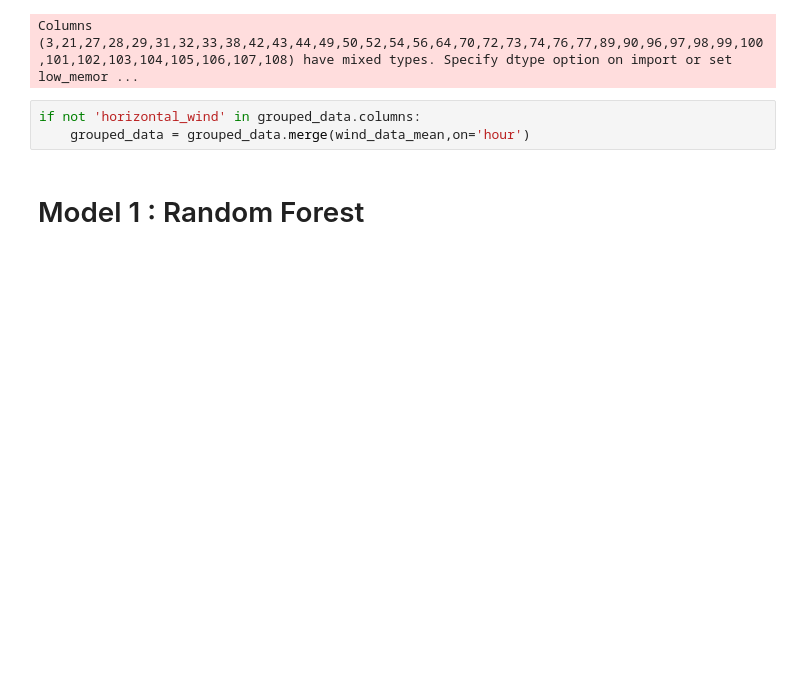
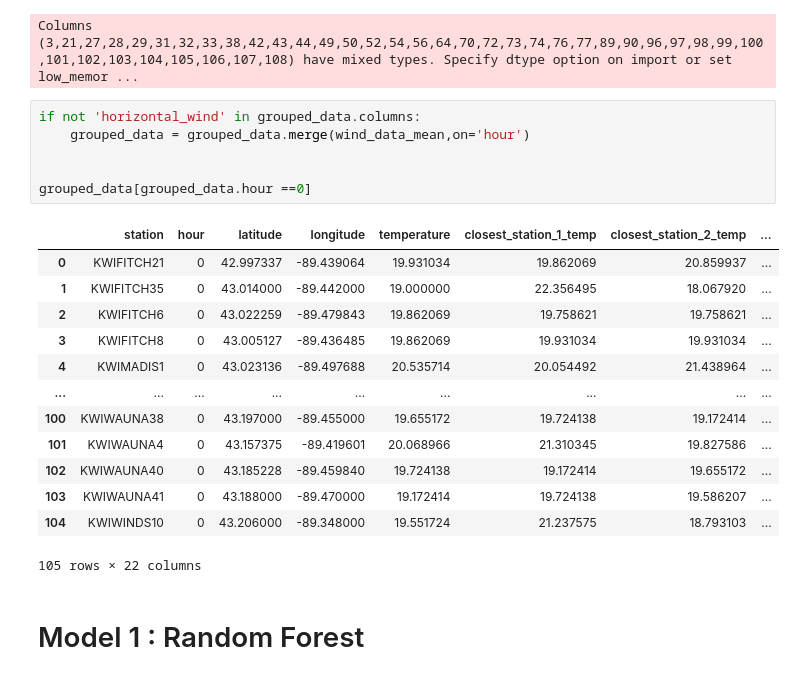
Before and after one commit to khatrigaurav/temperature_modelling, a Jupyter notebook: Analytics/00 Modeller.ipynb, the cells around one changed output. Saved outputs shown, nothing was run; the diff lists cells and outputs as text; blank space fills up the shorter version.

```diff
--- a/Analytics/00 Modeller.ipynb
+++ b/Analytics/00 Modeller.ipynb
@@ -382,5 +408,22 @@ Columns (3,21,27,28,29,31,32,33,38,42,43,44,49,50,52,54,56,64,70,72,73,74,76,77,
 # %%
 if not 'horizontal_wind' in grouped_data.columns:
     grouped_data = grouped_data.merge(wind_data_mean,on='hour')
+
+
+grouped_data[grouped_data.hour ==0]
+# %% [output]
+|  | station | hour | latitude | longitude | temperature | closest_station_1_temp | closest_station_2_temp | ... |
+| 0 | KWIFITCH21 | 0 | 42.997337 | -89.439064 | 19.931034 | 19.862069 | 20.859937 | ... |
+| 1 | KWIFITCH35 | 0 | 43.014000 | -89.442000 | 19.000000 | 22.356495 | 18.067920 | ... |
+| 2 | KWIFITCH6 | 0 | 43.022259 | -89.479843 | 19.862069 | 19.758621 | 19.758621 | ... |
+| 3 | KWIFITCH8 | 0 | 43.005127 | -89.436485 | 19.862069 | 19.931034 | 19.931034 | ... |
+| 4 | KWIMADIS1 | 0 | 43.023136 | -89.497688 | 20.535714 | 20.054492 | 21.438964 | ... |
+| ... | ... | ... | ... | ... | ... | ... | ... | ... |
+| 100 | KWIWAUNA38 | 0 | 43.197000 | -89.455000 | 19.655172 | 19.724138 | 19.172414 | ... |
+| 101 | KWIWAUNA4 | 0 | 43.157375 | -89.419601 | 20.068966 | 21.310345 | 19.827586 | ... |
+| 102 | KWIWAUNA40 | 0 | 43.185228 | -89.459840 | 19.724138 | 19.172414 | 19.655172 | ... |
+| 103 | KWIWAUNA41 | 0 | 43.188000 | -89.470000 | 19.172414 | 19.724138 | 19.586207 | ... |
+| 104 | KWIWINDS10 | 0 | 43.206000 | -89.348000 | 19.551724 | 21.237575 | 18.793103 | ... |
+105 rows × 22 columns
 # %% [markdown]
 # Model 1 : Random Forest
```
Also changed, not shown: parts of 7 cells of this notebook, 5 other files.
